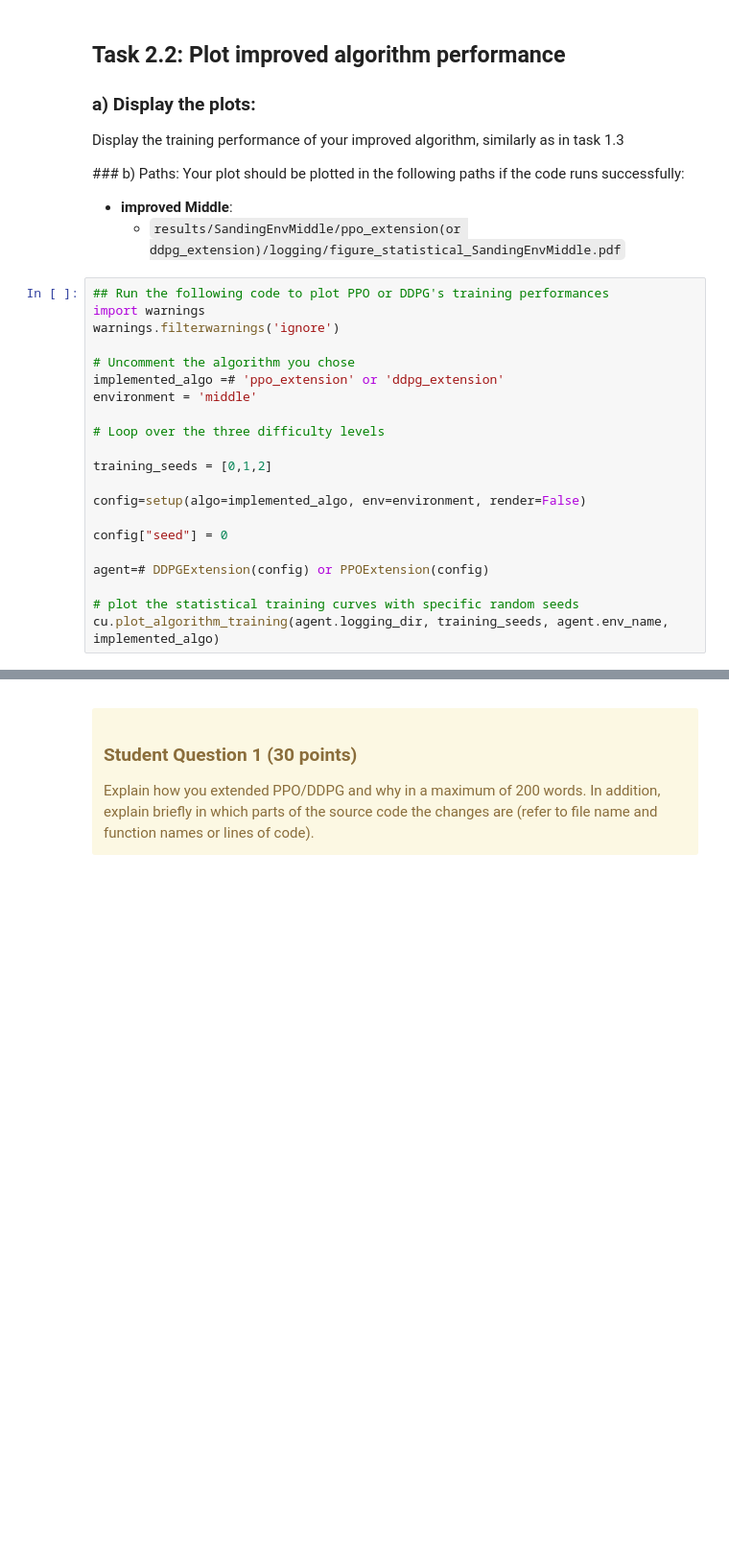
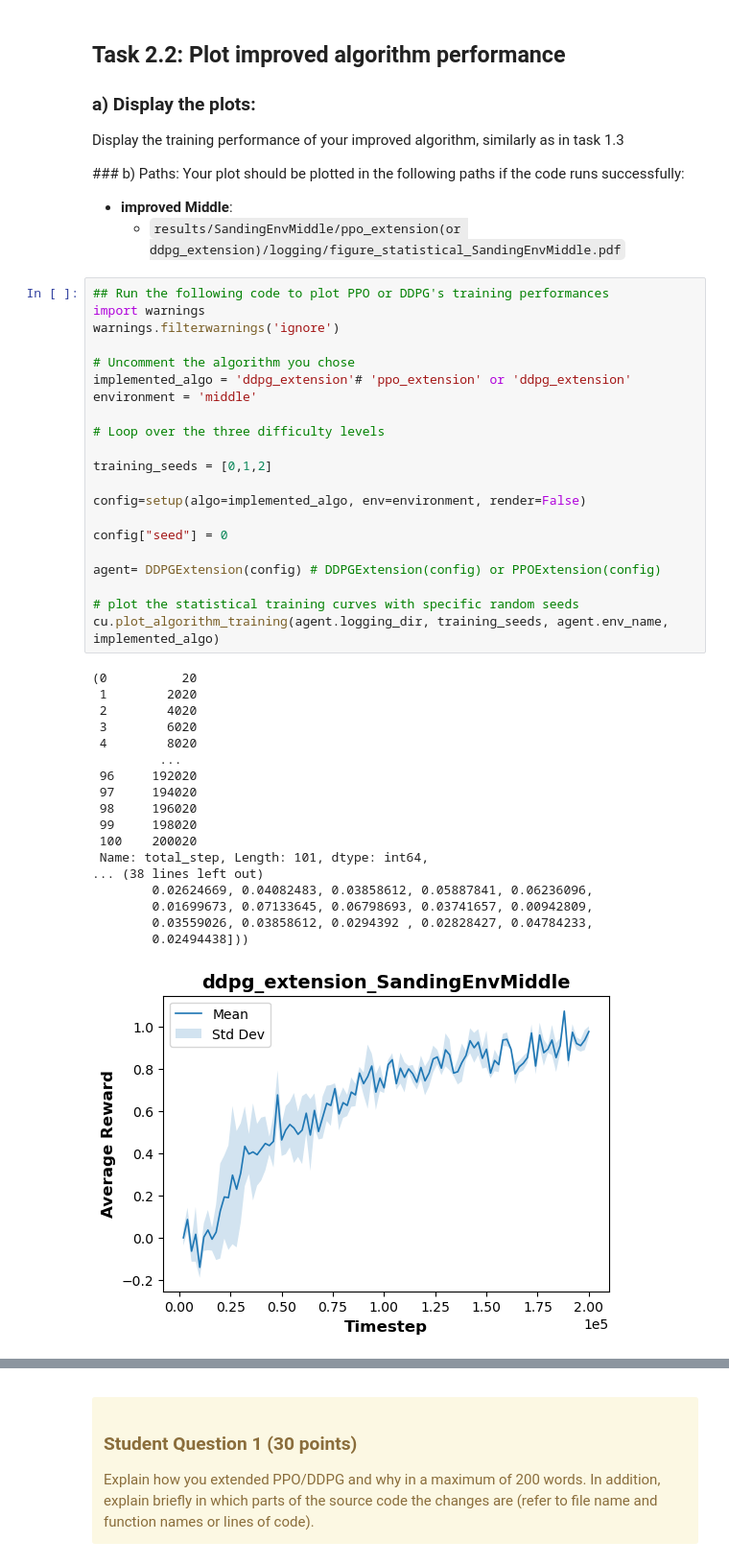
Before and after one commit to ashvinsrini/RL2023_project, a Jupyter notebook: project/project.ipynb, the cells around one changed output, grey strips where cells are left out. Shown at 96% size. Drawn from its saved outputs; the diff is of its cells as text; blank space fills up the shorter version.

```diff
--- a/project/project.ipynb
+++ b/project/project.ipynb
@@ -967,24 +981,43 @@ Your plot should be plotted in the following paths if the code runs successfully
 # %%
 ## Run the following code to plot PPO or DDPG's training performances
 import warnings
 warnings.filterwarnings('ignore')
 
 # Uncomment the algorithm you chose
-implemented_algo =# 'ppo_extension' or 'ddpg_extension'
+implemented_algo = 'ddpg_extension'# 'ppo_extension' or 'ddpg_extension'
 environment = 'middle'
 
 # Loop over the three difficulty levels
 
 training_seeds = [0,1,2]
 
 config=setup(algo=implemented_algo, env=environment, render=False)
 
 config["seed"] = 0
 
-agent=# DDPGExtension(config) or PPOExtension(config)
+agent= DDPGExtension(config) # DDPGExtension(config) or PPOExtension(config)
 
 # plot the statistical training curves with specific random seeds
 cu.plot_algorithm_training(agent.logging_dir, training_seeds, agent.env_name, implemented_algo)
+# %% [output]
+(0          20
+ 1        2020
+ 2        4020
+ 3        6020
+ 4        8020
+         ...
+ 96     192020
+ 97     194020
+ 98     196020
+ 99     198020
+ 100    200020
+ Name: total_step, Length: 101, dtype: int64,
+... (38 lines left out)
+        0.02624669, 0.04082483, 0.03858612, 0.05887841, 0.06236096,
+        0.01699673, 0.07133645, 0.06798693, 0.03741657, 0.00942809,
+        0.03559026, 0.03858612, 0.0294392 , 0.02828427, 0.04784233,
+        0.02494438]))
+[figure, added]
 # %% [markdown]
 ## Task 2.3: Comparison of Improved and Original Algorithm Performance
 
```
Also changed, not shown: parts of 8 cells of this notebook, 46 other files.
